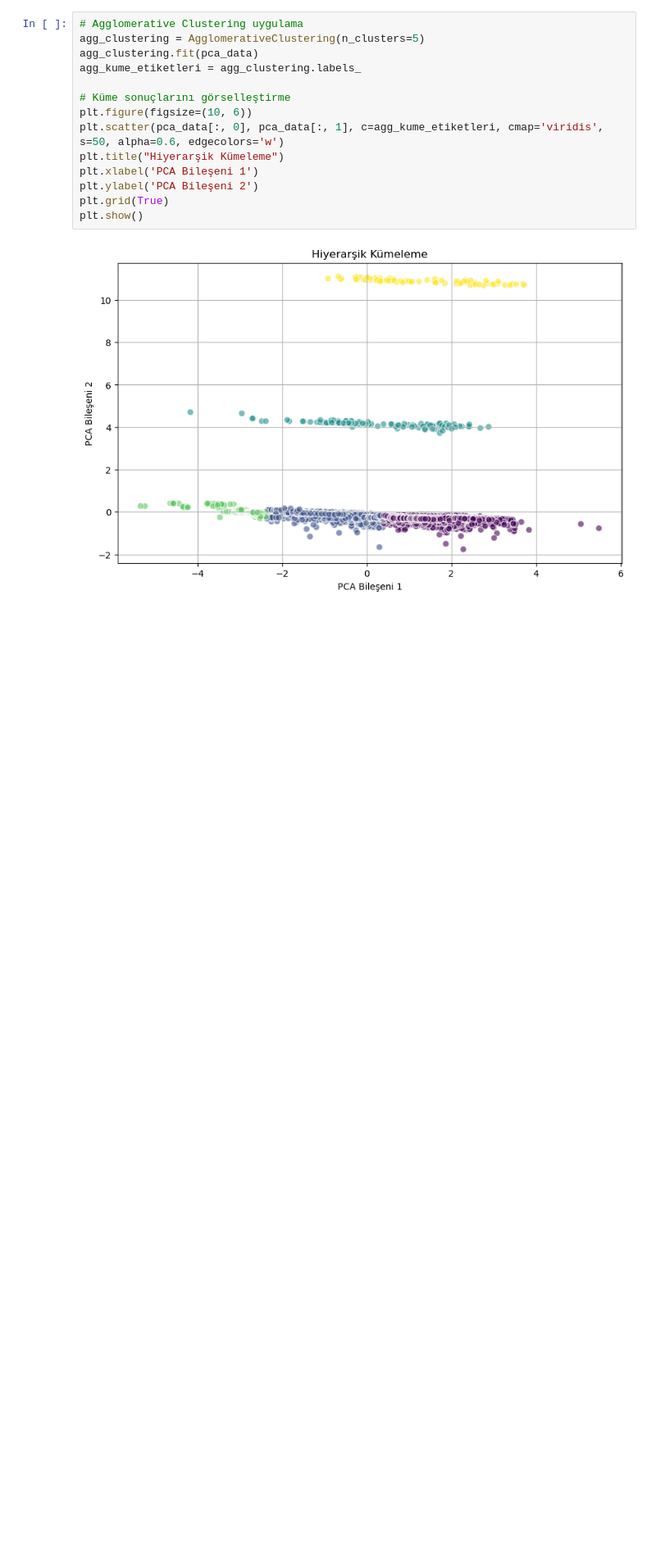
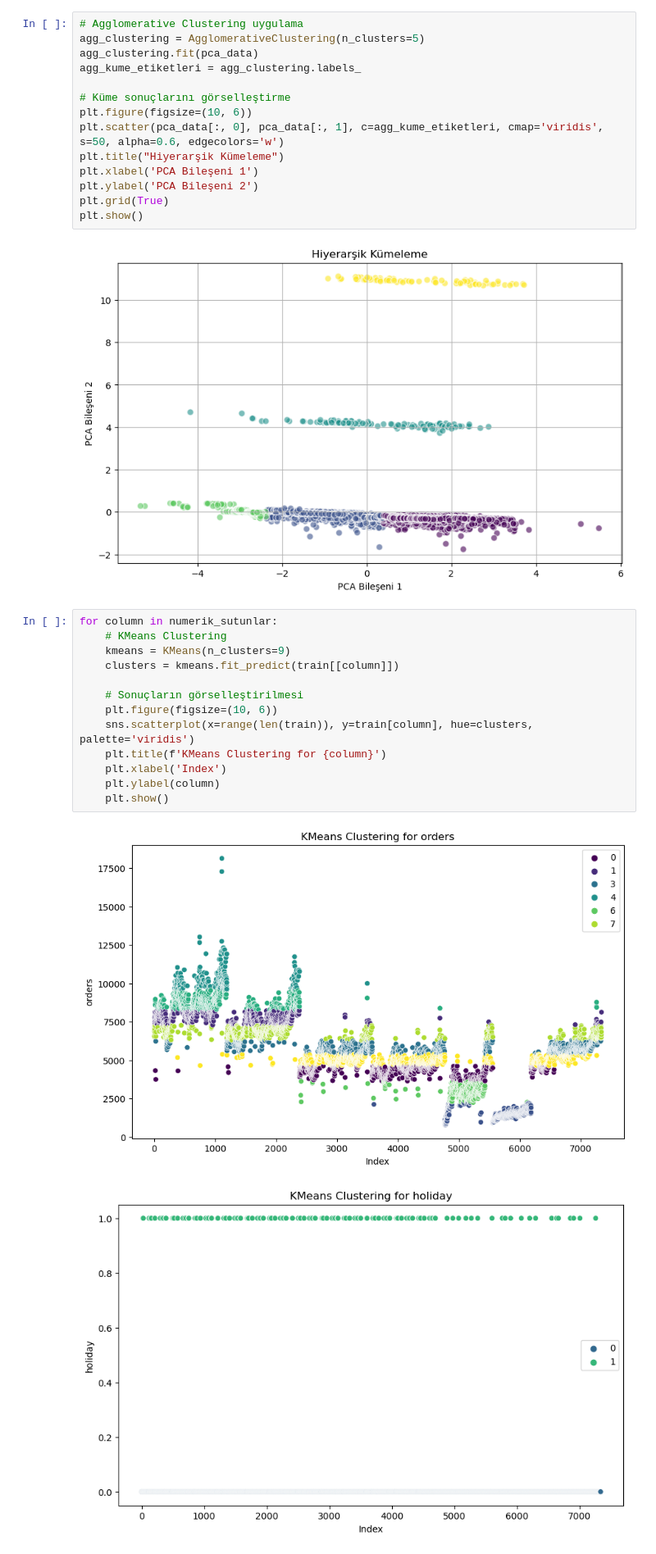
Before and after one commit to iremnursener/Data-Science-Kaggle-Competitions, a Jupyter notebook: Rohlik Orders Forecasting/CLUSTERING ALPER.ipynb, the cells around one changed output. Shown at 82% size. Cells and saved outputs as stored; diff of their text form; blank space fills up the shorter version.

Commit message:
Clustering Every Column

```diff
--- a/Rohlik Orders Forecasting/CLUSTERING ALPER.ipynb
+++ b/Rohlik Orders Forecasting/CLUSTERING ALPER.ipynb
@@ -394,3 +394,19 @@ plt.grid(True)
 plt.show()
 # %% [output]
 [figure]
+# %%
+for column in numerik_sutunlar:
+    # KMeans Clustering
+    kmeans = KMeans(n_clusters=9)
+    clusters = kmeans.fit_predict(train[[column]])
+
+    # Sonuçların görselleştirilmesi
+    plt.figure(figsize=(10, 6))
+    sns.scatterplot(x=range(len(train)), y=train[column], hue=clusters, palette='viridis')
+    plt.title(f'KMeans Clustering for {column}')
+    plt.xlabel('Index')
+    plt.ylabel(column)
+    plt.show()
+# %% [output]
+[figure, added]
+[figure, added]
```
Also changed, not shown: parts of 4 cells of this notebook.
